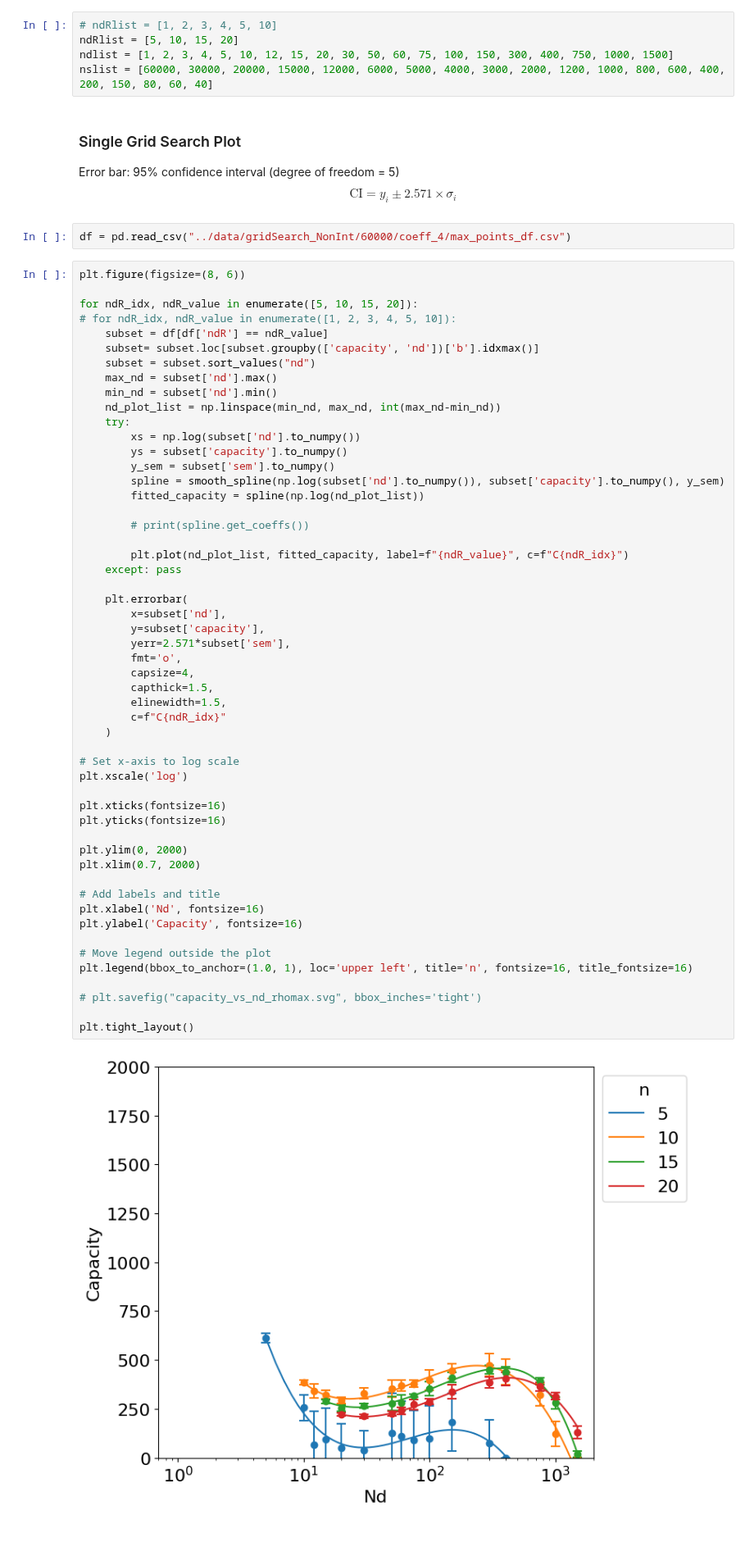
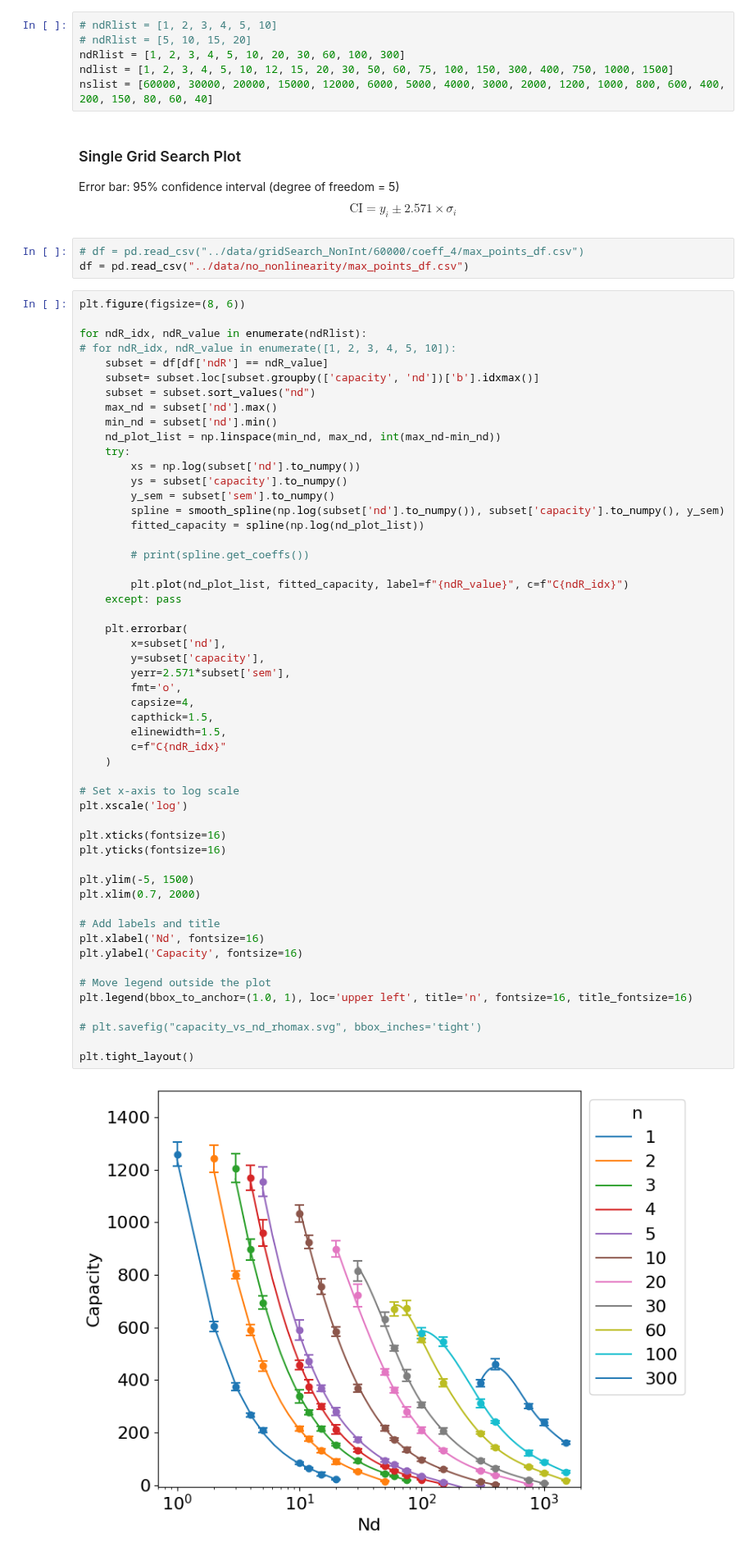
Before and after one commit to Cai-Fangxu/dendrite_familiarity_detection, a Jupyter notebook: b_bk_grid_search/plot.ipynb, the cells around one changed output. Shown at 82% size. Saved outputs shown, nothing was run; the diff lists cells and outputs as text.

```diff
--- a/b_bk_grid_search/plot.ipynb
+++ b/b_bk_grid_search/plot.ipynb
@@ -45,7 +45,8 @@ grid_search_bk_size = 5
 grid_search_b_size = 13
 # %%
 # ndRlist = [1, 2, 3, 4, 5, 10]
-ndRlist = [5, 10, 15, 20]
+# ndRlist = [5, 10, 15, 20]
+ndRlist = [1, 2, 3, 4, 5, 10, 20, 30, 60, 100, 300]
 ndlist = [1, 2, 3, 4, 5, 10, 12, 15, 20, 30, 50, 60, 75, 100, 150, 300, 400, 750, 1000, 1500]
 nslist = [60000, 30000, 20000, 15000, 12000, 6000, 5000, 4000, 3000, 2000, 1200, 1000, 800, 600, 400, 200, 150, 80, 60, 40]
 # %% [markdown]
@@ -53,11 +54,12 @@ nslist = [60000, 30000, 20000, 15000, 12000, 6000, 5000, 4000, 3000, 2000, 1200,
 Error bar: 95% confidence interval (degree of freedom = 5)
 $$\text{CI} = y_i \pm 2.571 \times \sigma_i $$
 # %%
-df = pd.read_csv("../data/gridSearch_NonInt/60000/coeff_4/max_points_df.csv")
+# df = pd.read_csv("../data/gridSearch_NonInt/60000/coeff_4/max_points_df.csv")
+df = pd.read_csv("../data/no_nonlinearity/max_points_df.csv")
 # %%
 plt.figure(figsize=(8, 6))
 
-for ndR_idx, ndR_value in enumerate([5, 10, 15, 20]):
+for ndR_idx, ndR_value in enumerate(ndRlist):
 # for ndR_idx, ndR_value in enumerate([1, 2, 3, 4, 5, 10]):
     subset = df[df['ndR'] == ndR_value]
     subset= subset.loc[subset.groupby(['capacity', 'nd'])['b'].idxmax()]
@@ -80,35 +82,35 @@ for ndR_idx, ndR_value in enumerate([5, 10, 15, 20]):
     plt.errorbar(
         x=subset['nd'],
         y=subset['capacity'],
         yerr=2.571*subset['sem'],
         fmt='o',
         capsize=4,
         capthick=1.5,
         elinewidth=1.5,
         c=f"C{ndR_idx}"
     )
 
 # Set x-axis to log scale
 plt.xscale('log')
 
 plt.xticks(fontsize=16)
 plt.yticks(fontsize=16)
 
-plt.ylim(0, 2000)
+plt.ylim(-5, 1500)
 plt.xlim(0.7, 2000)
 
 # Add labels and title
 plt.xlabel('Nd', fontsize=16)
 plt.ylabel('Capacity', fontsize=16)
 
 # Move legend outside the plot
 plt.legend(bbox_to_anchor=(1.0, 1), loc='upper left', title='n', fontsize=16, title_fontsize=16)
 
 # plt.savefig("capacity_vs_nd_rhomax.svg", bbox_inches='tight')
 
 plt.tight_layout()
 # %% [output]
-[figure, old version]
+[figure, new version]
 # %% [markdown]
 ### Single Grid Search Plot: one $n$, different coeff's
 # %%
```
Also changed, not shown: parts of 1 cell of this notebook, 8 other files.
